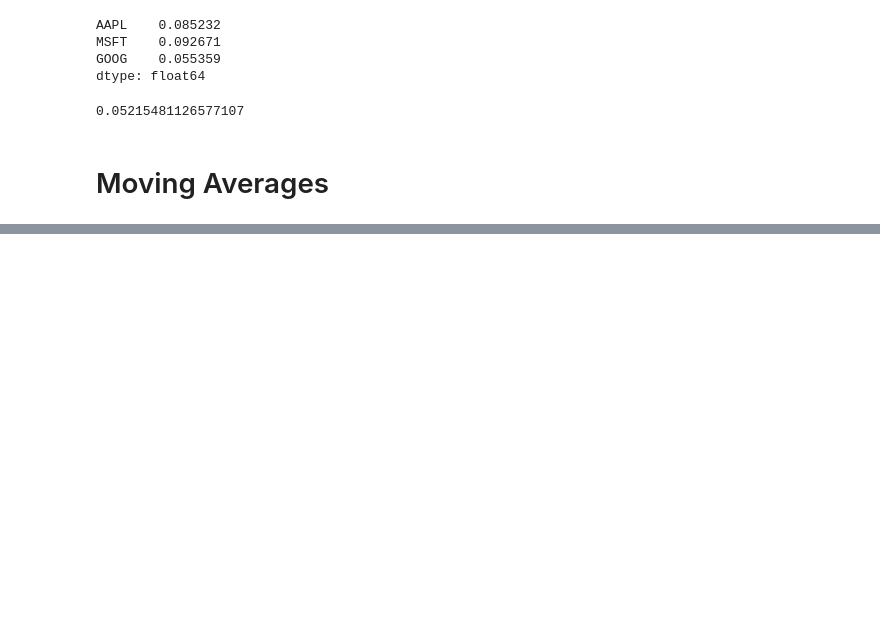
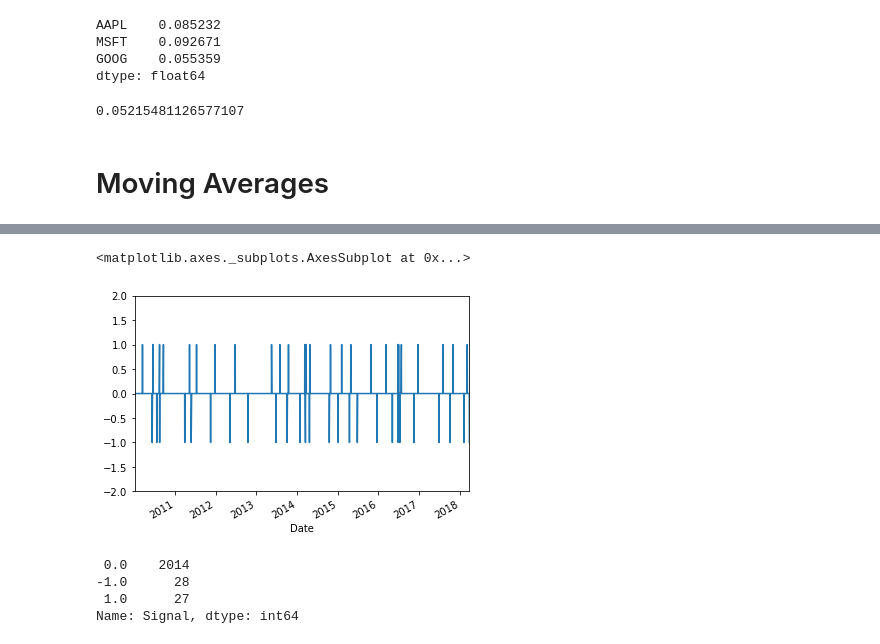
Before and after one commit to jetta47/Stocks, a Jupyter notebook: Stocks.ipynb, the cells around one changed output, grey strips where cells are left out. Cells and saved outputs as stored; diff of their text form; code cells hidden in the pictures; blank space fills up the shorter version.

```diff
--- a/Stocks.ipynb
+++ b/Stocks.ipynb
@@ -497,0 +536,4 @@ pandas_candlestick_ohlc(apple.loc['2016-01-04':'2016-12-31',:], otherseries = ["
+# %%
+# Restore original regime data
+apple.loc[:, "Regime"].iloc[-1] = regime_orig
+apple.tail()
@@ -497,0 +548,12 @@ pandas_candlestick_ohlc(apple.loc['2016-01-04':'2016-12-31',:], otherseries = ["
+# %%
+apple["Signal"].plot(ylim = (-2, 2))
+# %% [output]
+<matplotlib.axes._subplots.AxesSubplot at 0x...>
+[figure, added]
+# %%
+apple["Signal"].value_counts()
+# %% [output]
+ 0.0    2014
+-1.0      28
+ 1.0      27
+Name: Signal, dtype: int64
```
Also changed, not shown: parts of 42 cells of this notebook.
